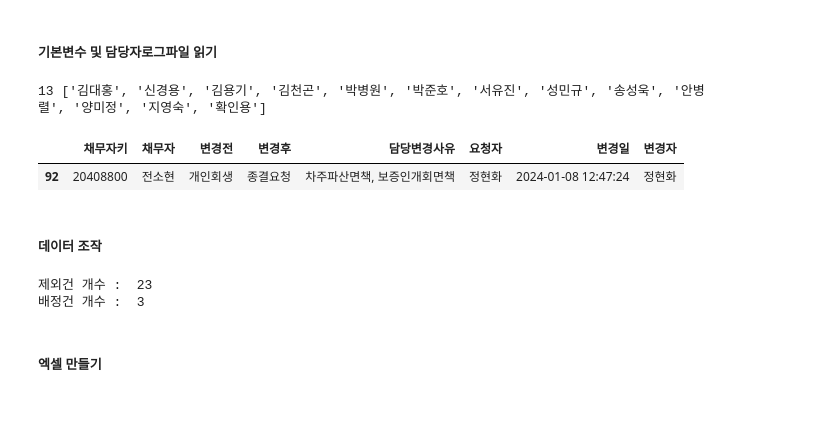
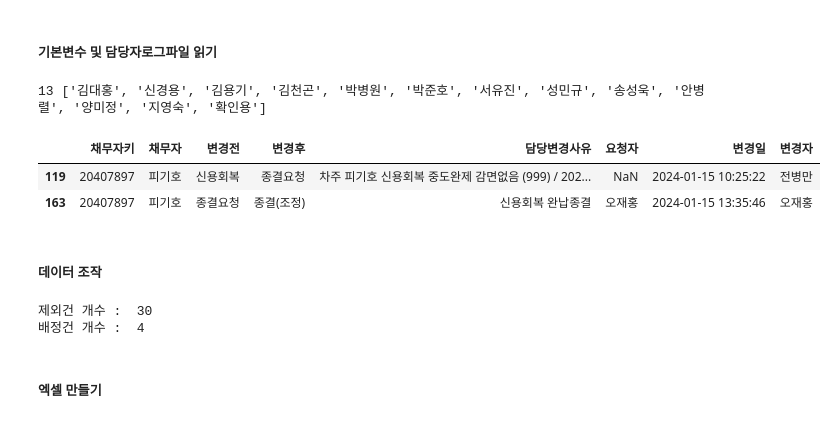
Before and after one commit to jbmyou/python_work, a Jupyter notebook: fileNaming/자산관리/담당자변경.ipynb, the cells around one changed output. Drawn from its saved outputs; the diff is of its cells as text; code cells hidden in the pictures.

```diff
--- a/fileNaming/자산관리/담당자변경.ipynb
+++ b/fileNaming/자산관리/담당자변경.ipynb
@@ -20,28 +20,29 @@ debt_dtype = {'채무자키':str, '타채무자키':str, '담당자키':str}
 # %%
 # 추심팀 명단 : 부서 == 추심
 # 사원 다운로드 : 직위는 팀관리까지 / 사원성명,지점,부서만 체크해서 다운 OR 기본값이나 전체도 상관은 없음
 
 # 주간 담당자로그 파일 읽기
 ######################################################################
 wd = r"D:\3.자산\기타 업무\담당자변경"
-filename_log = "담당자로그_20240109_1249.xlsx"
-기간 = "240104~240108"  # 전주 화요일 ~ 이번주 월요일
+filename_log = "담당자로그_20240116_1315.xlsx"
+기간 = "240109~240115"  # 전주 화요일 ~ 이번주 월요일
 사원 = "사원_20231228_1422.xlsx"
 ######################################################################
 전사원명단 = pd.read_excel(join(wd,사원), dtype=str)
 사원_지점 = 전사원명단.query('부서=="추심"')[["사원성명", "지점"]].copy()
 추심팀 = 사원_지점.사원성명.tolist()
 print(len(추심팀), 추심팀)
 
 log = pd.read_excel(join(wd,filename_log), dtype=debt_dtype)
 
 # 채무자키로 그룹화 : 변경일순으로 정렬되어 있으므로 순회하면 된다.
 log_grouped = log.groupby('채무자키')
 log_grouped.get_group(list(log_grouped.groups.keys())[0])
 # %% [output]
 13 ['김대홍', '신경용', '김용기', '김천곤', '박병원', '박준호', '서유진', '성민규', '송성욱', '안병렬', '양미정', '지영숙', '확인용']
 |  | 채무자키 | 채무자 | 변경전 | 변경후 | 담당변경사유 | 요청자 | 변경일 | 변경자 |
-| 92 | 20408800 | 전소현 | 개인회생 | 종결요청 | 차주파산면책, 보증인개회면책 | 정현화 | 2024-01-08 12:47:24 | 정현화 |
+| 119 | 20407897 | 피기호 | 신용회복 | 종결요청 | 차주 피기호 신용회복 중도완제 감면없음 (999) / 202... | NaN | 2024-01-15 10:25:22 | 전병만 |
+| 163 | 20407897 | 피기호 | 종결요청 | 종결(조정) | 신용회복 완납종결 | 오재홍 | 2024-01-15 13:35:46 | 오재홍 |
 # %% [markdown]
 ##### 데이터 조작
 # %%
@@ -109,8 +110,8 @@ columns = ["채무자키", "채무자명", "변경전", "변경후", "최종변
 print("제외건 개수 : ", len(제외건))
 print("배정건 개수 : ", len(배정건))
 # %% [output]
-제외건 개수 :  23
-배정건 개수 :  3
+제외건 개수 :  30
+배정건 개수 :  4
 # %% [markdown]
 ##### 엑셀 만들기
 # %%
```
Also changed, not shown: 2 other files.
